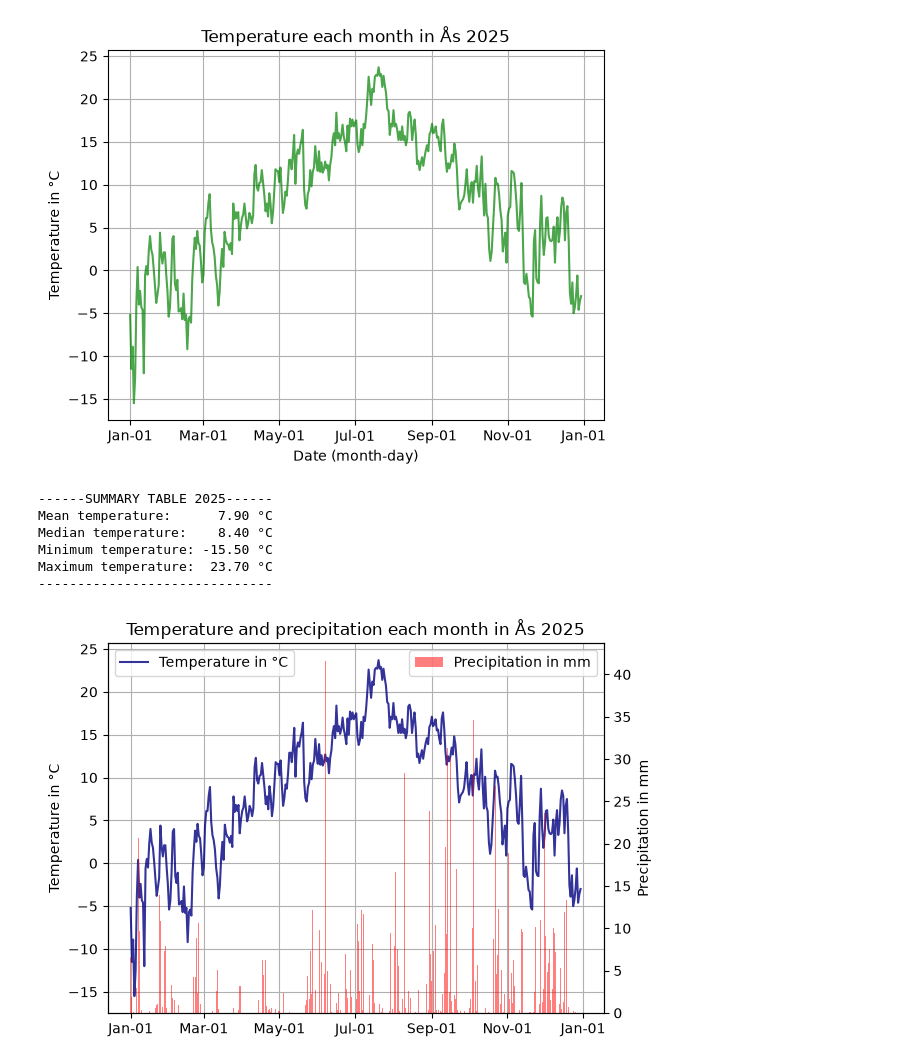
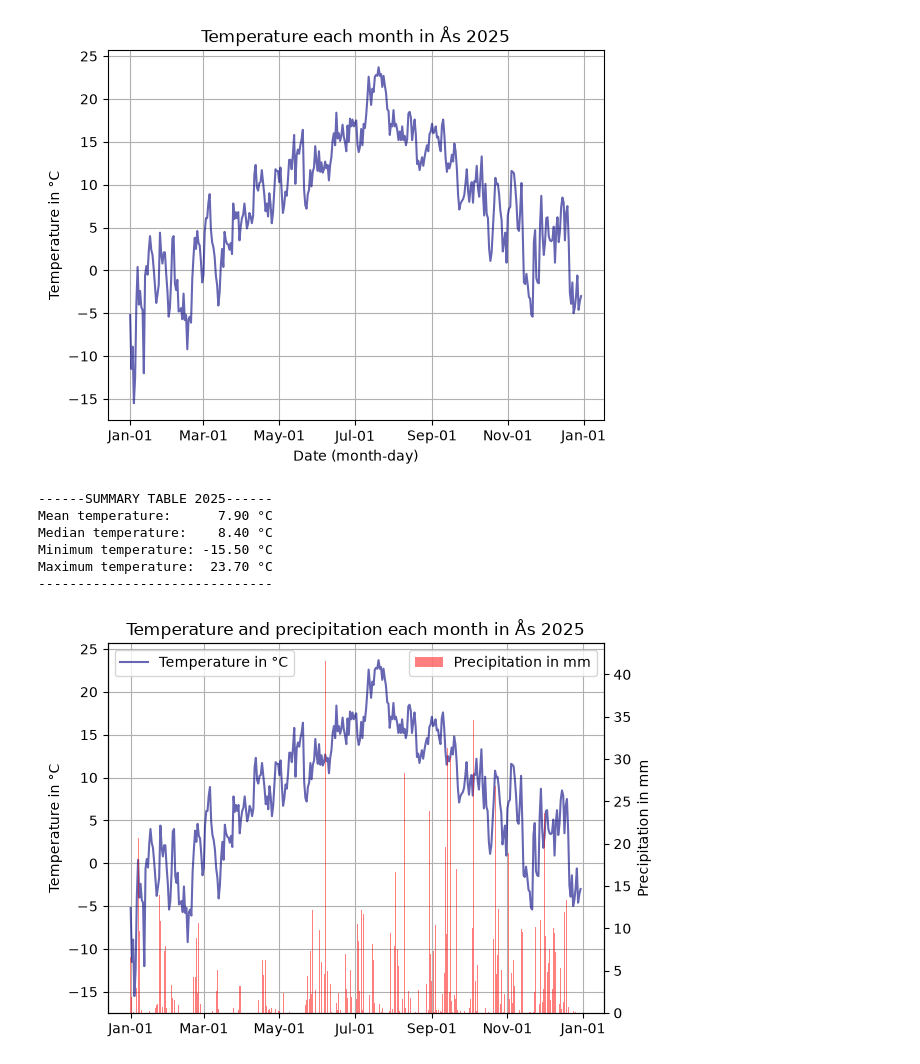
Before and after one commit to cynthia2701/Deliverable_1, a Jupyter notebook: main.ipynb, the cells around one changed output. Cells and saved outputs as stored; diff of their text form; code cells hidden in the pictures.

```diff
--- a/main.ipynb
+++ b/main.ipynb
@@ -31,35 +31,35 @@ for day in data['data']:
         if observation['elementId'] == 'mean(air_temperature P1D)' and temp is None:
             temp = observation['value']
     temperature_data.append((date, temp))
 
 dataframe = pd.DataFrame(temperature_data, columns=['Date', 'Temperature'])
 dataframe.set_index('Date', inplace=True)
 
 # show month and day on x-axis, date is given as the first of each month.
 plt.gca().xaxis.set_major_formatter(plt.matplotlib.dates.DateFormatter('%b-%d'))
 
 # plotting data.
-plt.plot(dataframe.index, dataframe['Temperature'], color='green', alpha=0.7)
+plt.plot(dataframe.index, dataframe['Temperature'], color='navy', alpha=0.6)
 plt.title('Temperature each month in Ås 2025')
 plt.xlabel('Date (month-day)')
 plt.ylabel('Temperature in °C')
 plt.grid(True)
 plt.show()
 
 # Summary table containing mean, median, min and max temperatures.
 mean = dataframe['Temperature'].mean()
 median = dataframe['Temperature'].median()
 minimum_temp = dataframe['Temperature'].min()
 maximum_temp = dataframe['Temperature'].max()
 
 print("------SUMMARY TABLE 2025------")
 print(f"Mean temperature: {mean:9.2f} °C")
 print(f"Median temperature: {median:7.2f} °C")
 print(f"Minimum temperature: {minimum_temp:.2f} °C")
 print(f"Maximum temperature: {maximum_temp:6.2f} °C")
 print("------------------------------")
 # %% [output]
-[figure, old version]
+[figure, new version]
 ------SUMMARY TABLE 2025------
 Mean temperature:      7.90 °C
 Median temperature:    8.40 °C
@@ -85,7 +85,7 @@ assert response_02.status_code == 200
 data = response_02.json()
 
 
-metrics = []
+temp_precip_data = []
 for day in data['data']:
     date = pd.Timestamp(day['referenceTime'])
     temp = None
@@ -95,10 +95,10 @@ for day in data['data']:
             temp = observation['value']
         elif observation['elementId'] == 'sum(precipitation_amount P1D)':
             precip = observation['value']
-    metrics.append((date, temp, precip))
+    temp_precip_data.append((date, temp, precip))
 
 
-dataframe_02 = pd.DataFrame(metrics, columns=['Date', 'Temperature', 'Precipitation'])
+dataframe_02 = pd.DataFrame(temp_precip_data, columns=['Date', 'Temperature', 'Precipitation'])
 dataframe_02.set_index('Date', inplace=True)
 
 
@@ -108,7 +108,7 @@ dataframe_02.set_index('Date', inplace=True)
 plt.title('Temperature and precipitation each month in Ås 2025')
 
 ax1 = plt.gca()
-ax1.plot(dataframe_02.index, dataframe_02['Temperature'], color='navy', alpha = 0.8, label ='Temperature in °C')
+ax1.plot(dataframe_02.index, dataframe_02['Temperature'], color='navy', alpha = 0.6, label ='Temperature in °C')
 ax1.set_ylabel('Temperature in °C')
 
 ax2 = ax1.twinx()
@@ -125,4 +125,4 @@ ax1.legend(loc='upper left'), ax2.legend(loc='upper right')
 ax1.grid(True)
 plt.show()
 # %% [output]
-[figure, old version]
+[figure, new version]
```
Also changed, not shown: 1 other file.
